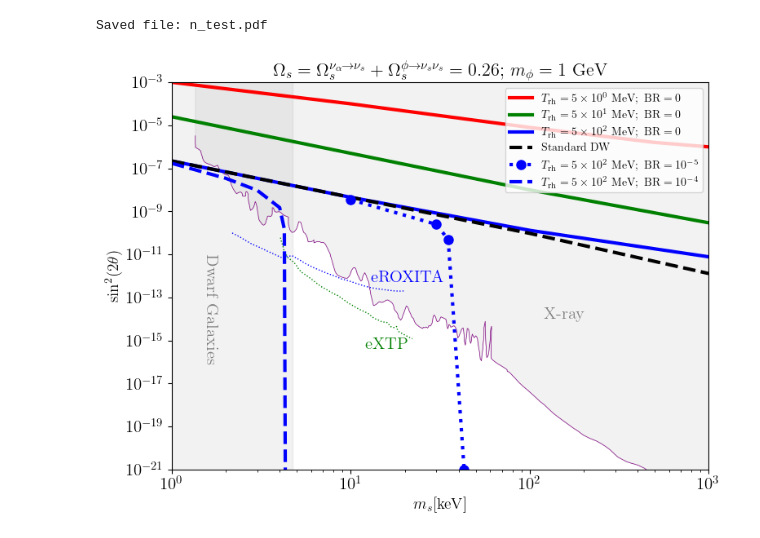
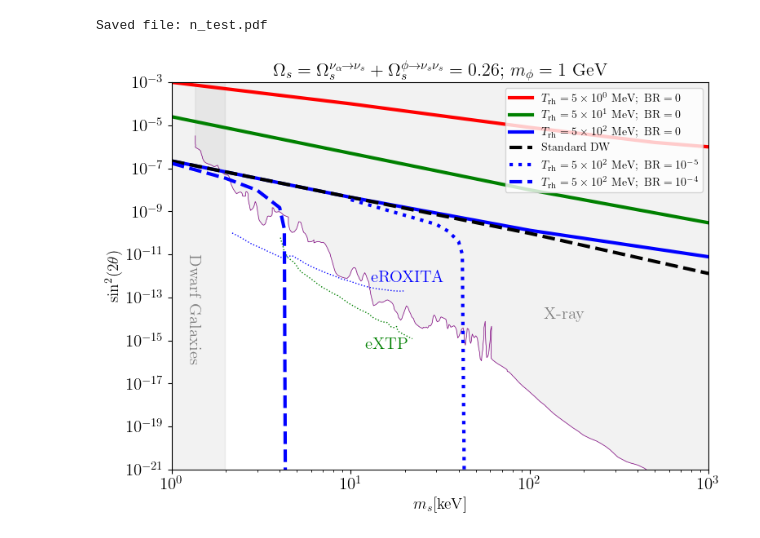
Before and after one commit to yongxuDM/Sterile-Neutrino, a Jupyter notebook: Sterile.ipynb, the cells around one changed output. Saved outputs shown, nothing was run; the diff lists cells and outputs as text; code cells hidden in the pictures.

```diff
--- a/Sterile.ipynb
+++ b/Sterile.ipynb
@@ -1235,8 +1243,8 @@ s2_TR5000 = np.array( [2.2*1e-7, 4.5*1e-9, 0.95*1e-10, 1.3*1e-12])
 
 ######################################################
 #TR=500; BR=1e-5; mphi=1GeV
-ms_TR500_BR1ep5 = np.array([1e1, 3e1, 35, 40, 43])
-s2_TR500_BR1ep5 = np.array( [3.5*1e-9, 2.5*1e-10, 6*1e-11, 5*1e-12, 1e-21])
+ms_TR500_BR1ep5 = np.array([1e1, 3e1, 35, 40, 42,  43])
+s2_TR500_BR1ep5 = np.array( [3.5*1e-9, 2.5*1e-10, 1.2*1e-10, 4*1e-11, 1*1e-11, 1e-21])
 
 ######################################################
 #TR=500; BR=1e-4; mphi=1GeV
@@ -1264,7 +1272,7 @@ plt.loglog(ms_TR5000, s2_TR5000, 'k--', markersize=8,  linewidth=3,label=r'$\tex
 # plt.loglog(ms_values, DW_Sin2_2theta(ms_values), 'b:', linewidth=3, label="Standard Dodelson Widrow")
 
 #################################################################
-plt.loglog(ms_TR500_BR1ep5, s2_TR500_BR1ep5, 'bo:', markersize=8,  linewidth=3,label=r'$T_\text{rh} =5\times 10^{2}~\text{MeV};~\text{BR}=10^{-5}$')  # 'ro-' means red circles connected
+plt.loglog(ms_TR500_BR1ep5, s2_TR500_BR1ep5, 'b:', markersize=8,  linewidth=3,label=r'$T_\text{rh} =5\times 10^{2}~\text{MeV};~\text{BR}=10^{-5}$')  # 'ro-' means red circles connected
 
 plt.loglog(ms_TR500_BR1ep4, s2_TR500_BR1ep4, 'b--', markersize=8,  linewidth=3,label=r'$T_\text{rh} =5\times 10^{2}~\text{MeV};~\text{BR}=10^{-4}$')  # 'ro-' means red circles connected
 
@@ -1275,7 +1283,7 @@ plt.loglog(ms_TR500_BR1ep4, s2_TR500_BR1ep4, 'b--', markersize=8,  linewidth=3,l
 # plt.axvline(x=4.3, ymin=1e-12,ymax=0.6, color='blue', linestyle='--', linewidth=3)
 
 
-fillxLy=np.logspace(-3, log10(4.71))
+fillxLy=np.logspace(-3, log10(1.98))
 plt.fill_between(fillxLy, 1e-21, 1e0,color='gray',alpha=0.1)
 
 # First filled region (between curve and large y2)
@@ -1288,35 +1296,35 @@ x2 = np.logspace(np.log10(max(ms_Xray)), 3)
 y2_lower = np.ones_like(x2) * 1e-21
 y2_upper = np.ones_like(x2) * 1e0
 
 # Combine into one polygon (go around boundary)
 xs = np.concatenate([x1, x2, x2[::-1], x1[::-1]])
 ys = np.concatenate([y1_upper, y2_upper, y2_lower[::-1], y1_lower[::-1]])
 
 plt.fill(xs, ys, alpha=0.1, color="gray")
-plt.text(1.5*1e0, 1e-16, r'$\text{Dwarf Galaxies}$', rotation=-90, color = "gray")
+plt.text(1.2*1e0, 1e-16, r'$\text{Dwarf Galaxies}$', rotation=-90, color = "gray")
 
 plt.text(1.2*1e2, 1e-14, r'$\text{X-ray}$', rotation=0, color = "gray")
 plt.text(1.3*1e1, 0.5*1e-12, r'$\text{eROXITA}$', rotation=0, color = "b")
 plt.text(1.2*1e1, 0.4*1e-15, r'$\text{eXTP}$', rotation=0, color = "g")
 
 #################################################################
 
 plt.xlabel(r'$m_s [\text{keV}]$', fontsize=14)
 plt.ylabel(r'$\sin^2(2\theta)$', fontsize=14)
 # plt.title(r'$Y_s m_s = 4.3\times10^{-10}~\text{GeV}; m_\phi =1~\text{GeV}$', fontsize=16)
 
 plt.title(r'$\Omega_s= \Omega^{\nu_{\alpha} \to \nu_s}_s +\Omega^{\phi \to \nu_s \nu_s}_s =0.26;\,  m_\phi =1~\text{GeV}$', fontsize=16)
 
 plt.legend()
 plt.xlim(1e0,1e3)
 plt.ylim(1e-21,1e-3)
 plt.legend(loc='upper right', prop={'size': 10} )
 
 plt.savefig("./PS.pdf", bbox_inches="tight")
 plt.tight_layout()
 plt.show()
 # %% [output]
-[figure, old version]
+[figure, new version]
 # %%
 # would oscillation affect the decay? or vice versa???? it seems no,  but I can have oscillation only generate 0.1% DM !!!
 # %%
```
Also changed, not shown: parts of 5 cells of this notebook.
